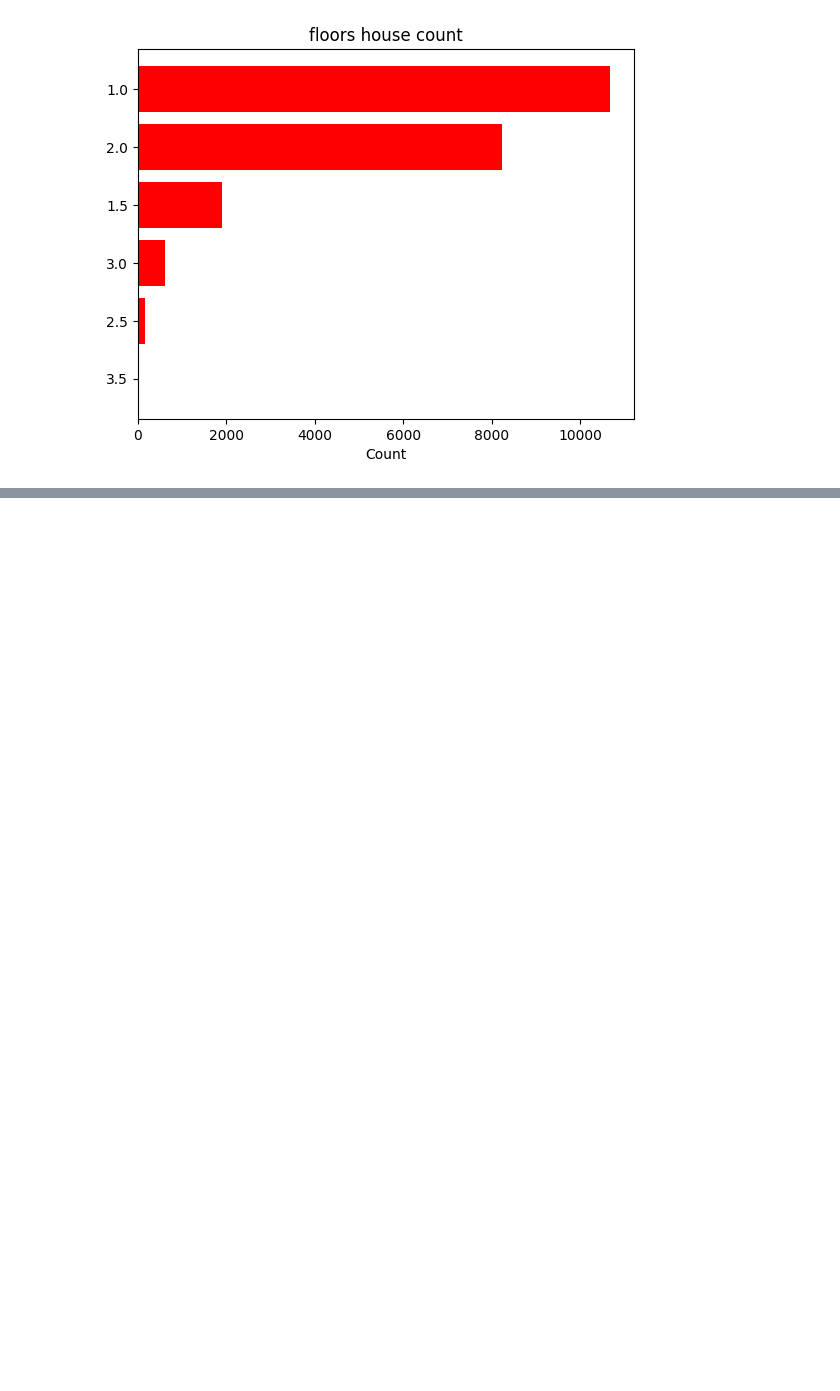
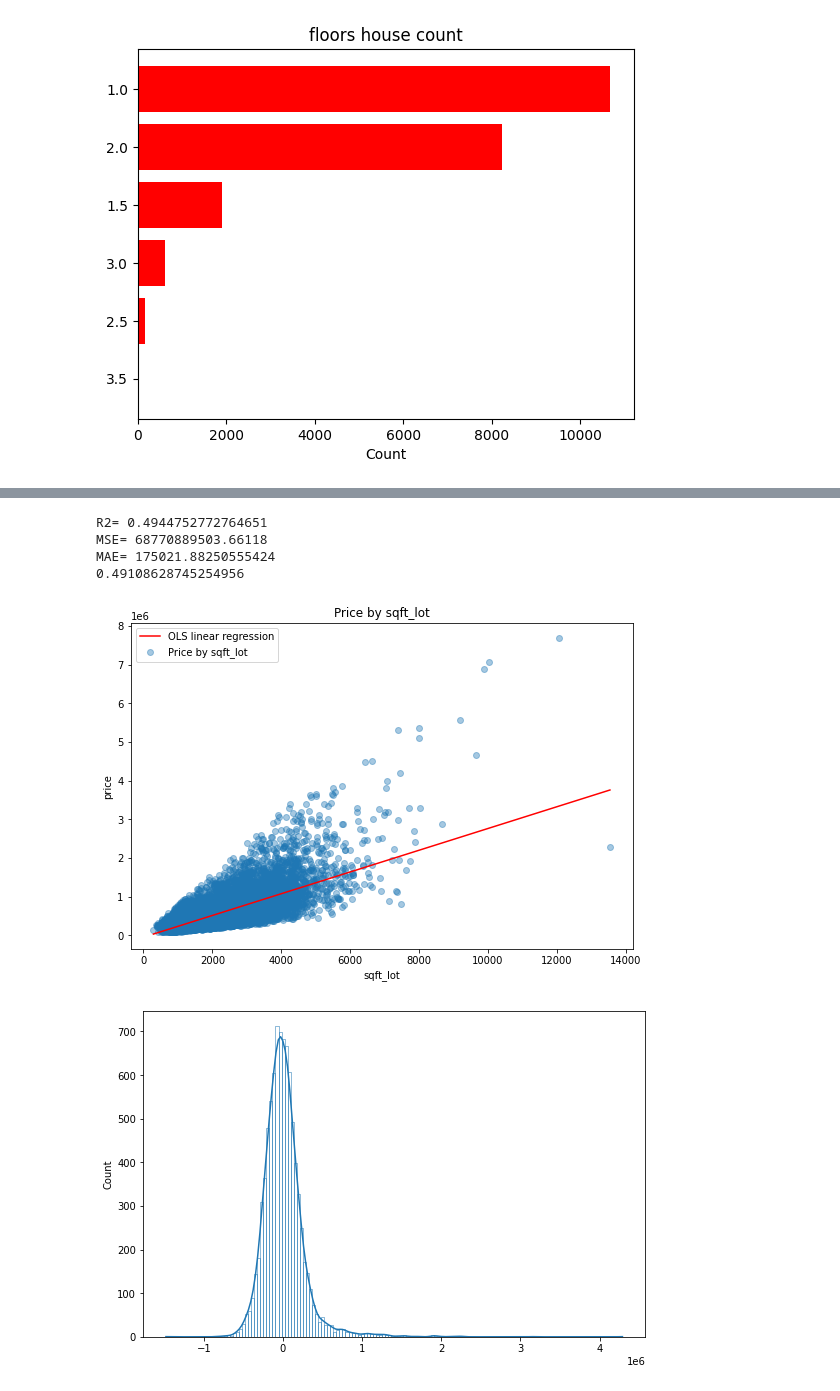
Before and after one commit to AlexHudnev/data_analysis, a Jupyter notebook: data_analysis.ipynb, the cells around one changed output, grey strips where cells are left out. Cells and saved outputs as stored; diff of their text form; code cells hidden in the pictures; blank space fills up the shorter version.

```diff
--- a/data_analysis.ipynb
+++ b/data_analysis.ipynb
@@ -99,0 +283,50 @@ plt.show()
+# %%
+from sklearn.model_selection import train_test_split
+
+sqft_living = data['sqft_living'].values
+price = data['price'].values
+
+x_train, x_test, y_train, y_test= train_test_split(sqft_living, price, test_size=0.4, random_state=50)
+
+model = LinearRegression()
+
+model.fit(x_train.reshape(-1, 1), y_train)
+
+
+demo_x_linear = np.array([x_test.min(), x_test.max()])
+demo_y_linear = model.predict(demo_x_linear.reshape(-1, 1))
+
+plt.figure(figsize = (9, 6))
+plt.scatter(sqft_living, price, label = 'Price by sqft_lot', alpha = 0.4)
+plt.plot(demo_x_linear, demo_y_linear, color = 'r', label = 'OLS linear regression')
+plt.xlabel('sqft_lot')
+plt.ylabel('price')
+plt.title('Price by sqft_lot')
+plt.legend()
+
+y_predicted = model.predict(x_test.reshape(-1,1))
+# print(y_predicted)
+errors = y_test - y_predicted
+# plt.figure(figsize = (9, 6))
+# plt.plot(errors)
+plt.figure(figsize = (9, 6))
+sns.histplot(x=errors,
+             bins=150,
+             fill=False,
+             kde=True);
+
+print('R2=',r2_score(y_test, y_predicted))
+print('MSE=',mean_squared_error(y_test, y_predicted))
+print('MAE=',mean_absolute_error(y_test, y_predicted))
+
+model_cross =  LinearRegression()
+from sklearn.model_selection import cross_val_score
+scores = cross_val_score(model_cross, sqft_living.reshape(-1,1), price, cv=5)
+print(scores.mean())
+# %% [output]
+R2= 0.4944752772764651
+MSE= 68770889503.66118
+MAE= 175021.88250555424
+0.49108628745254956
+[figure, added]
+[figure, added]
```
Also changed, not shown: parts of 61 cells of this notebook.
